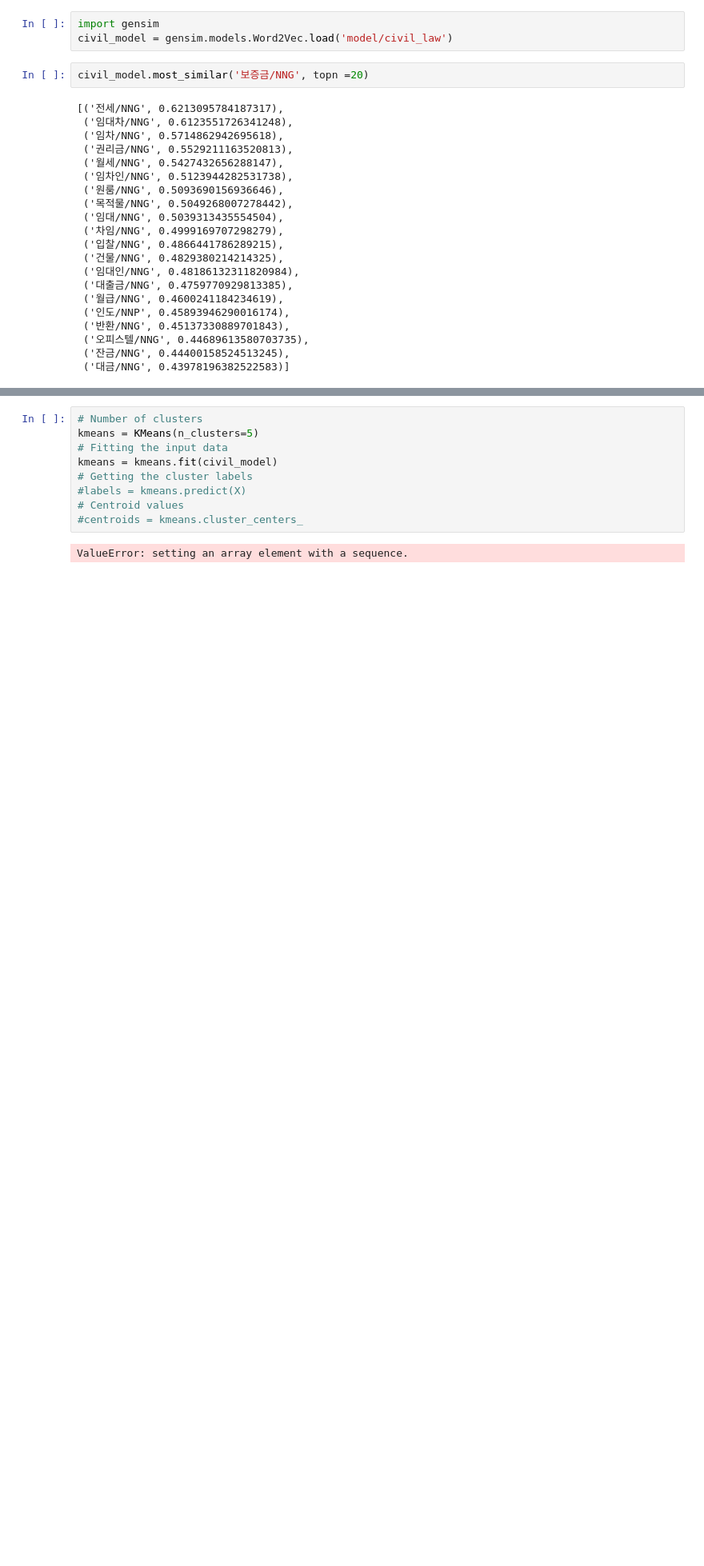
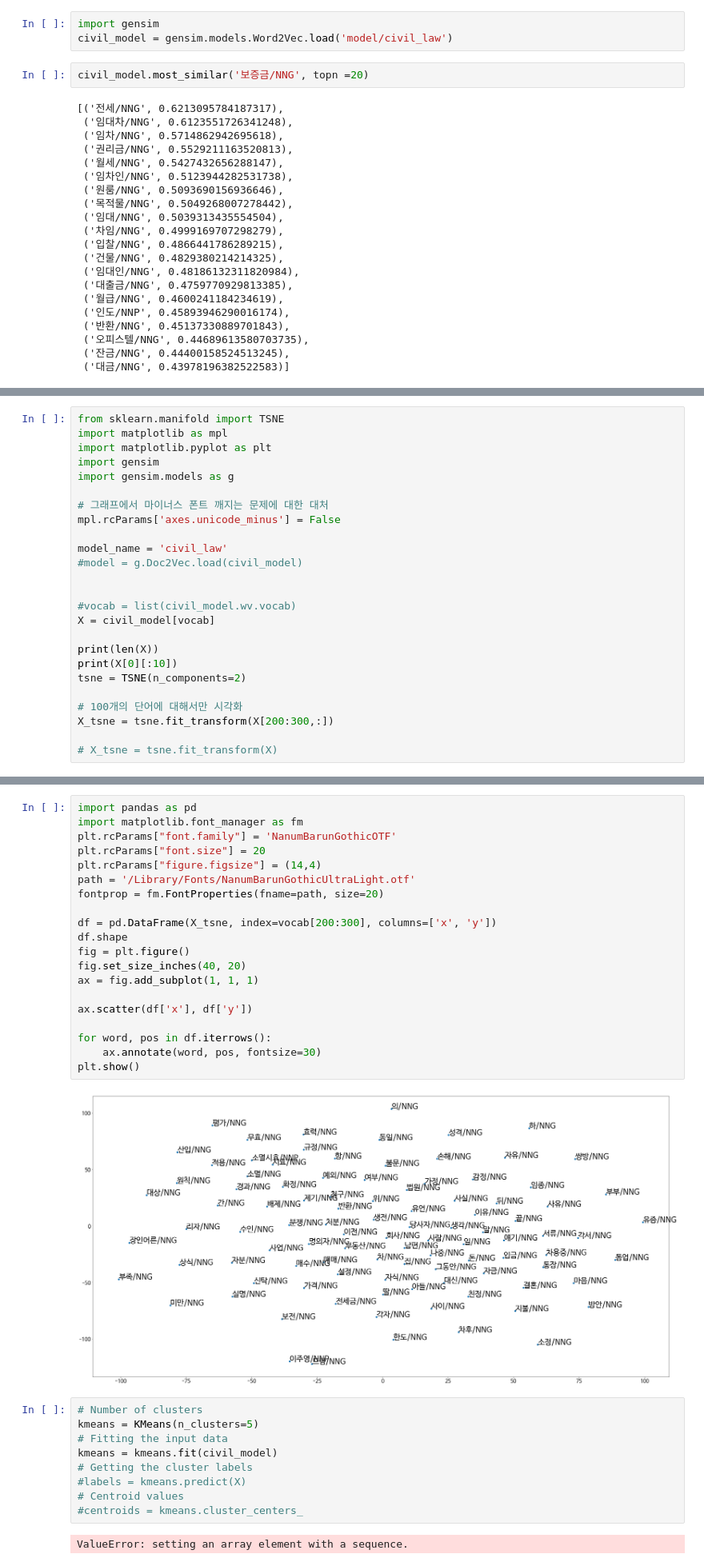
Before and after one commit to Ryhyun/Law_translation, a Jupyter notebook: Graduation_Project_law_translation/makeWord2Vec.ipynb, the cells around one changed output, grey strips where cells are left out. Shown at 80% size. Saved outputs shown, nothing was run; the diff lists cells and outputs as text; blank space fills up the shorter version.

```diff
--- a/Graduation_Project_law_translation/makeWord2Vec.ipynb
+++ b/Graduation_Project_law_translation/makeWord2Vec.ipynb
@@ -226,0 +217,25 @@ civil_model.most_similar('보증금/NNG', topn =20)
+# %%
+from sklearn.manifold import TSNE
+import matplotlib as mpl
+import matplotlib.pyplot as plt
+import gensim
+import gensim.models as g
+
+# 그래프에서 마이너스 폰트 깨지는 문제에 대한 대처
+mpl.rcParams['axes.unicode_minus'] = False
+
+model_name = 'civil_law'
+#model = g.Doc2Vec.load(civil_model)
+
+
+#vocab = list(civil_model.wv.vocab)
+X = civil_model[vocab]
+
+print(len(X))
+print(X[0][:10])
+tsne = TSNE(n_components=2)
+
+# 100개의 단어에 대해서만 시각화
+X_tsne = tsne.fit_transform(X[200:300,:])
+
+# X_tsne = tsne.fit_transform(X)
@@ -227,3 +246,25 @@ civil_model.most_similar('보증금/NNG', topn =20)
+# %%
+import pandas as pd
+import matplotlib.font_manager as fm
+plt.rcParams["font.family"] = 'NanumBarunGothicOTF'
+plt.rcParams["font.size"] = 20
+plt.rcParams["figure.figsize"] = (14,4)
+path = '/Library/Fonts/NanumBarunGothicUltraLight.otf'
+fontprop = fm.FontProperties(fname=path, size=20)
+
+df = pd.DataFrame(X_tsne, index=vocab[200:300], columns=['x', 'y'])
+df.shape
+fig = plt.figure()
+fig.set_size_inches(40, 20)
+ax = fig.add_subplot(1, 1, 1)
+
+ax.scatter(df['x'], df['y'])
+
+for word, pos in df.iterrows():
+    ax.annotate(word, pos, fontsize=30)
+plt.show()
+# %% [output]
+[figure, added]
 # %%
 # Number of clusters
 kmeans = KMeans(n_clusters=5)
```
Also changed, not shown: parts of 5 cells of this notebook, 1 other file.
